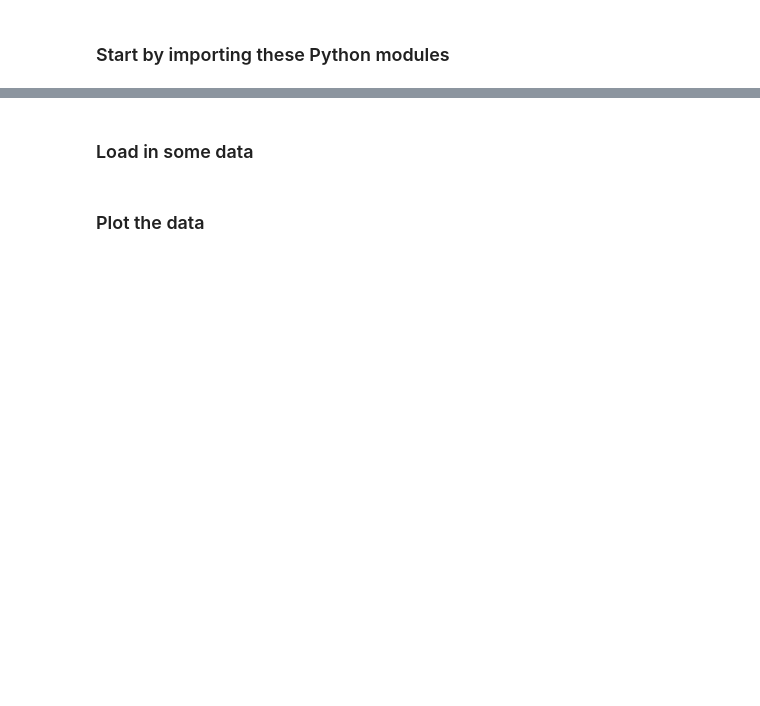
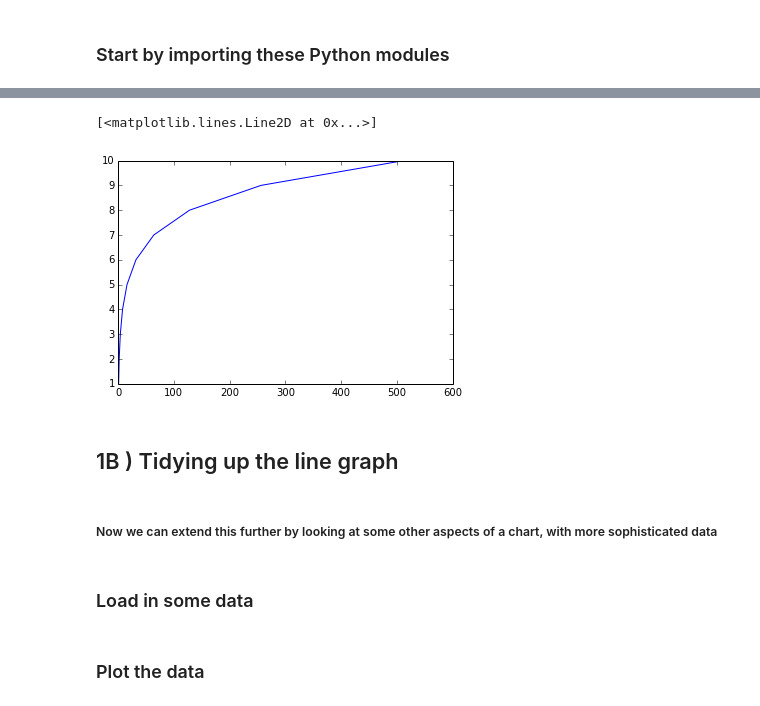
Before and after one commit to UNSW-CFRC/Session-8-Python-Data-Viz, a Jupyter notebook: python-cheatsheet.ipynb, the cells around one changed output, grey strips where cells are left out. Cells and saved outputs as stored; diff of their text form; code cells hidden in the pictures; blank space fills up the shorter version.

```diff
--- a/python-cheatsheet.ipynb
+++ b/python-cheatsheet.ipynb
@@ -7,3 +23,12 @@ import matplotlib.pyplot as plt
+# %%
+plt.plot(y,x)
+# %% [output]
+[<matplotlib.lines.Line2D at 0x...>]
+[figure, added]
+# %% [markdown]
+## 1B ) Tidying up the line graph
+# %% [markdown]
+##### Now we can extend this further by looking at some other aspects of a chart, with more sophisticated data
 # %% [markdown]
 ### Load in some data
 # %%
```
Also changed, not shown: parts of 13 cells of this notebook.
